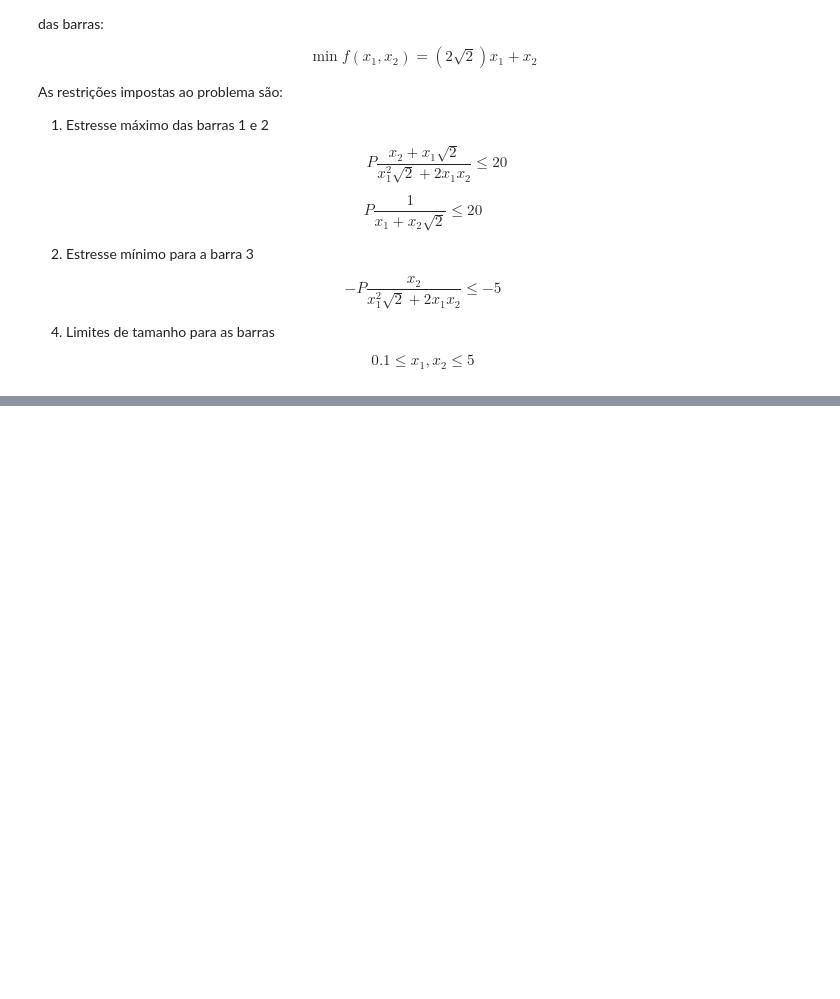
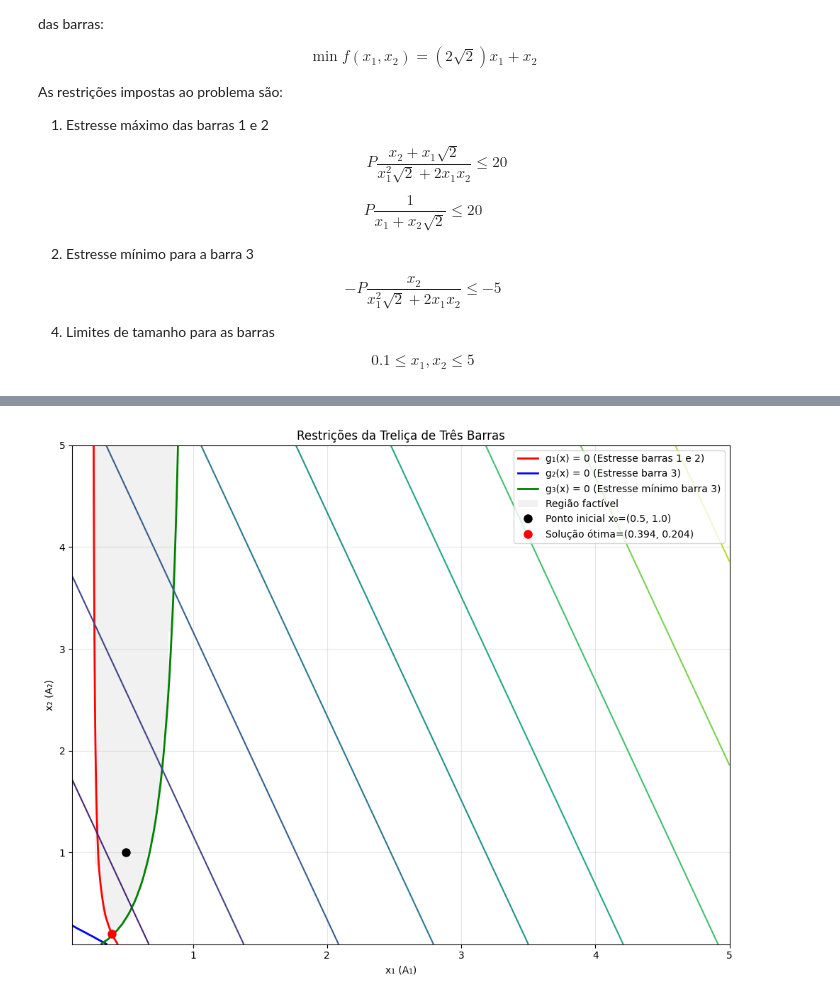
Before and after one commit to JosoeSantos/nlo-final-assignment, a Jupyter notebook: questao_1.ipynb, the cells around one changed output, grey strips where cells are left out. Cells and saved outputs as stored; diff of their text form; code cells hidden in the pictures; blank space fills up the shorter version.

```diff
--- a/questao_1.ipynb
+++ b/questao_1.ipynb
@@ -116,0 +161,64 @@ Resultado: x = [0.31925666 0.58436712], f(x) = 1.488017387411816, iterações =
+# %%
+
+import matplotlib.pyplot as plt
+
+# Create a grid of x1 and x2 values
+x1 = np.linspace(0.1, 5, 100)
+x2 = np.linspace(0.1, 5, 100)
+X1, X2 = np.meshgrid(x1, x2)
+
+# Calculate constraint values for each point in the grid
+G1 = np.zeros_like(X1)
+G2 = np.zeros_like(X1)
+G3 = np.zeros_like(X1)
+
+O = np.zeros_like(X1)
+
+for i in range(100):
+    for j in range(100):
+        x = [X1[j, i], X2[j, i]]
+        G1[j, i] = g_1(x)
+        G2[j, i] = g_2(x)
+        G3[j, i] = g_3(x)
+        O[j, i] = objective(x)
+
+
+# Create the plot
+fig, ax = plt.subplots(figsize=(10, 8))
+
+# Plot constraint boundaries (where g(x) = 0)
+contour1 = ax.contour(X1, X2, G1, levels=[0], colors='red', linestyles='-', linewidths=2)
+contour2 = ax.contour(X1, X2, G2, levels=[0], colors='blue', linestyles='-', linewidths=2)
+contour3 = ax.contour(X1, X2, G3, levels=[0], colors='green', linestyles='-', linewidths=2)
+
+obj_contou = ax.contour(X1, X2, O, levels=10)
+
+# Fill feasible regions (where all constraints are satisfied)
+feasible = (G1 <= 0) & (G2 <= 0) & (G3 <= 0)
+ax.contourf(X1, X2, feasible.astype(int), levels=[0.5, 1.5], colors=['lightgray'], alpha=0.3)
+
+# Add labels and formatting
+ax.set_xlabel('x₁ (A₁)')
+ax.set_ylabel('x₂ (A₂)')
+ax.set_title('Restrições da Treliça de Três Barras')
+ax.grid(True, alpha=0.3)
+
+# Add legend
+ax.plot([], [], 'r-', linewidth=2, label='g₁(x) = 0 (Estresse barras 1 e 2)')
+ax.plot([], [], 'b-', linewidth=2, label='g₂(x) = 0 (Estresse barra 3)')
+ax.plot([], [], 'g-', linewidth=2, label='g₃(x) = 0 (Estresse mínimo barra 3)')
+ax.fill([], [], 'lightgray', alpha=0.3, label='Região factível')
+ax.plot
+ax.legend()
+
+# Mark the initial point
+ax.plot(x0[0], x0[1], 'ko', markersize=8, label=f'Ponto inicial x₀=({x0[0]}, {x0[1]})')
+
+# Mark the optimal solution
+ax.plot(resultado.x[0], resultado.x[1], 'ro', markersize=8, label=f'Solução ótima=({resultado.x[0]:.3f}, {resultado.x[1]:.3f})')
+
+ax.legend()
+plt.tight_layout()
+plt.show()
+# %% [output]
+[figure, added]
```
Also changed, not shown: parts of 1 cell of this notebook.
